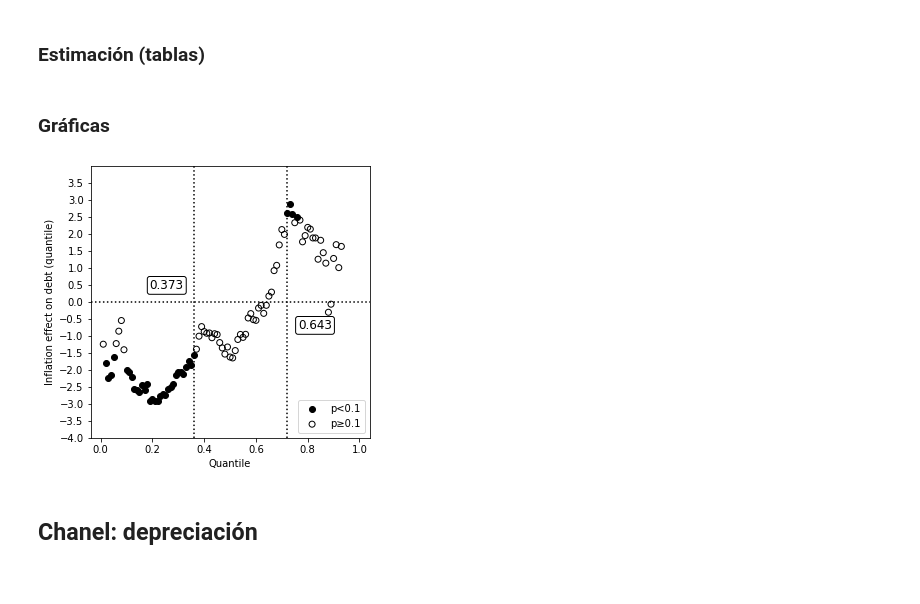
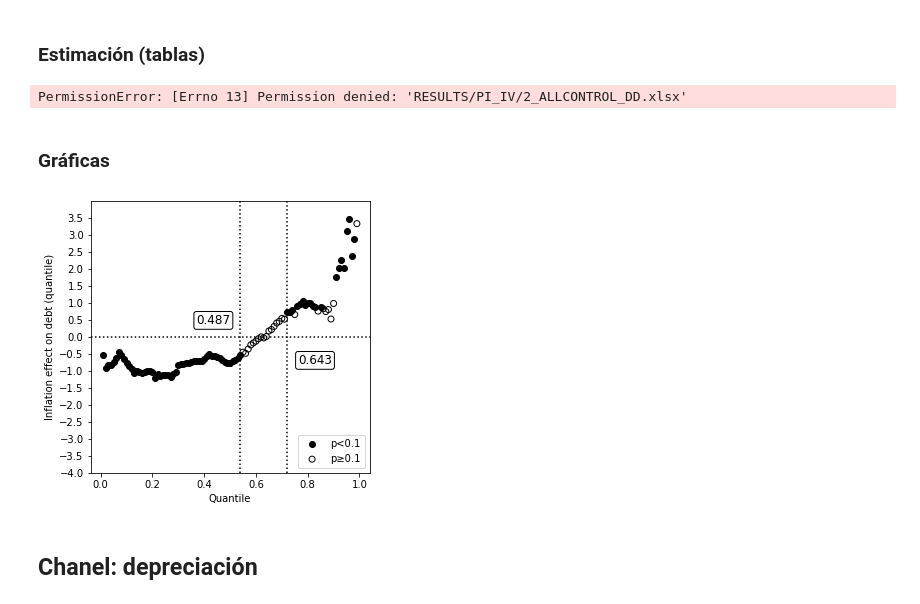
Before and after one commit to jguerrae/QuantilReg_InflationDebt, a Jupyter notebook: 3_ONE_SCRIPT.ipynb, the cells around one changed output. Saved outputs shown, nothing was run; the diff lists cells and outputs as text; code cells hidden in the pictures.

```diff
--- a/3_ONE_SCRIPT.ipynb
+++ b/3_ONE_SCRIPT.ipynb
@@ -68,7 +68,7 @@ infr = infr[(infr.PI<qsi) & (infr.PI>qii)]
 
 for i in ['PI_ST5', 'PI_ST4', 'PI_ST3', 'PI_ST2', 'PI_ST1']:
     infr[f"PCT_{i}"] = infr[i].copy()
-    # infr[i] = np.log(1+np.abs(infr["PI"]-infr[i])) # -> LOG 1 + ABS
+    infr[i] = np.log(1+np.abs(infr["PI"]-infr[i])) # -> LOG 1 + ABS
 
     # infr[i] = np.log((infr["PI"]-infr[i])**2) # -> OK, LOG CUADRATICA
     # infr[i] = np.log(1+(infr["PI"]-infr[i])**2) # -> OK, LOG 1 + CUADRATICA
@@ -78,7 +78,7 @@ for i in ['PI_ST5', 'PI_ST4', 'PI_ST3', 'PI_ST2', 'PI_ST1']:
     # infr[i] = 1 / (1 + np.exp(-(np.abs(infr["PI"] - infr[i])))) # -> OK SIGMOIDE
     # infr[i] = boxcox1p(infr["PI"] - infr[i], 0.5) # -> OK BOX-COX
     # infr[i] = np.arcsinh(np.abs(infr["PI"] - infr[i])) # -> OK arcseno
-    infr[i] = np.tanh(np.abs(infr["PI"] - infr[i])) # - VTANGENTE ARC
+    # infr[i] = np.tanh(np.abs(infr["PI"] - infr[i])) # - VTANGENTE ARC
 
     # infr = infr.merge(infr.groupby('WEO_CODE')[i].mean().reset_index().rename(columns = {i : f"D_{i}"}), "left", "WEO_CODE")
     # infr[i] = infr[i]/infr[f"D_{i}"]
@@ -142,7 +142,7 @@ See the caveats in the documentation: https://pandas.pydata.org/pandas-docs/stab
 # XY["PI"].plot(kind = "hist")
 # XY["A"].plot(kind = "hist")
 # %%
-# dfislac = pd.read_excel("INPUT/FISLAC_update.xlsx")
+dfislac = pd.read_excel("INPUT/FISLAC_update.xlsx")
 # totaldfr = pd.read_csv("INPUT/total_dataset_20230911.csv")
 
 # D       = ["DEBT_GDP"] #DEUDA
@@ -330,4 +480,6 @@ for CONTROL in CONTROLES:
 
     result_df["Quantile"] = round(result_df["Quantile"], 2)
     # result_df.to_excel(f'{results}/{INF}/{CONTROL}.xlsx', index = False)
-    result_df.to_excel(f'{results}/{INF}/{CONTROL}_D.xlsx', index = False)
+    result_df.to_excel(f'{results}/{INF}/{CONTROL}_DD.xlsx', index = False)
+# %% [output]
+PermissionError: [Errno 13] Permission denied: 'RESULTS/PI_IV/2_ALLCONTROL_DD.xlsx'
@@ -334,7 +488,8 @@ for CONTROL in CONTROLES:
 # %% [markdown]
 ### Gráficas
 # %%
-modelos = glob.glob(f'{results}/{INF}/*.xlsx')
+# modelos = glob.glob(f'{results}/{INF}/*.xlsx')
+modelos = [f'{results}/{INF}/{CONTROL}_DD.xlsx']
 for i in modelos:
 
     try:
@@ -415,34 +570,34 @@ for i in modelos:
         except:
             None
 
         ############################################################################################
         ymax = round(result_df["Slope"].max() + result_df["Slope"].std()/2,1)
         ymin = round(result_df["Slope"].min() - result_df["Slope"].std()/2,1)
 
         ymax, ymin = 4, -4
         # ymax, ymin = 0.7, -0.2
         plt.ylim(ymin, ymax)
         plt.yticks(np.arange(ymin, ymax, 0.5))  # Set custom y-axis ticks with 0.05 unit jumps
 
         # qsticks= [0.01, 0.05, 0.10, 0.15, 0.20, 0.25, 0.30, 0.35, 0.40, 0.45, 0.50, 0.55, 0.60, 0.65, 0.70, 0.75, 0.80, 0.85, 0.90, 0.95, 0.99]
         # qsticks= [0.01, 0.10, 0.20, 0.30, 0.40, 0.50, 0.60, 0.70, 0.80, 0.90, 0.99]
         df_tick = result_df[result_df["Quantile"].isin(qsticks)]
         custom_xticks = [(round(qs,3), round(qv,3)) for qs, qv in zip(df_tick['Quantile'], df_tick['Quantile_value'])]
         # plt.xticks(np.arange(0, 1.05, 0.05), custom_xticks,rotation=45)  # Include rotation for better visibility
 
 
         # plt.scatter(result_df['Quantile'], result_df['freq']) #PONLE ACÁ EL EJE Y DEL LADO DERECHO
 
         # plt.legend()
         # plt.grid(True)
         # plt.savefig(i.replace(".xlsx", ".jpeg"), dpi = 300, bbox_inches='tight')
         plt.grid(False)
         plt.show()
 
     except:
         None
 # %% [output]
-[figure, old version]
+[figure, new version]
 # %% [markdown]
 ## Chanel: depreciación
 # %% [markdown]
```
Also changed, not shown: parts of 5 cells of this notebook, 1 other file.
